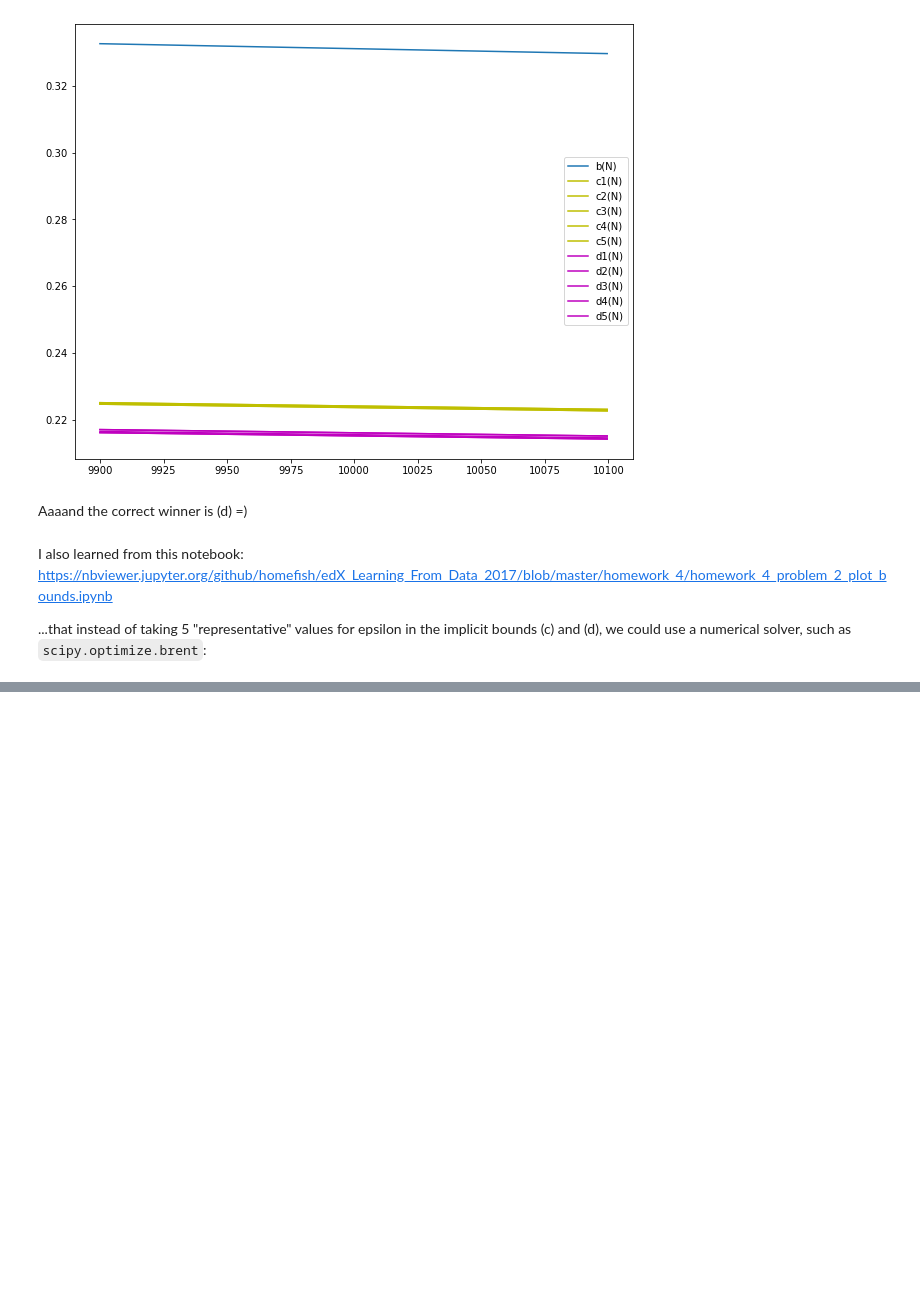
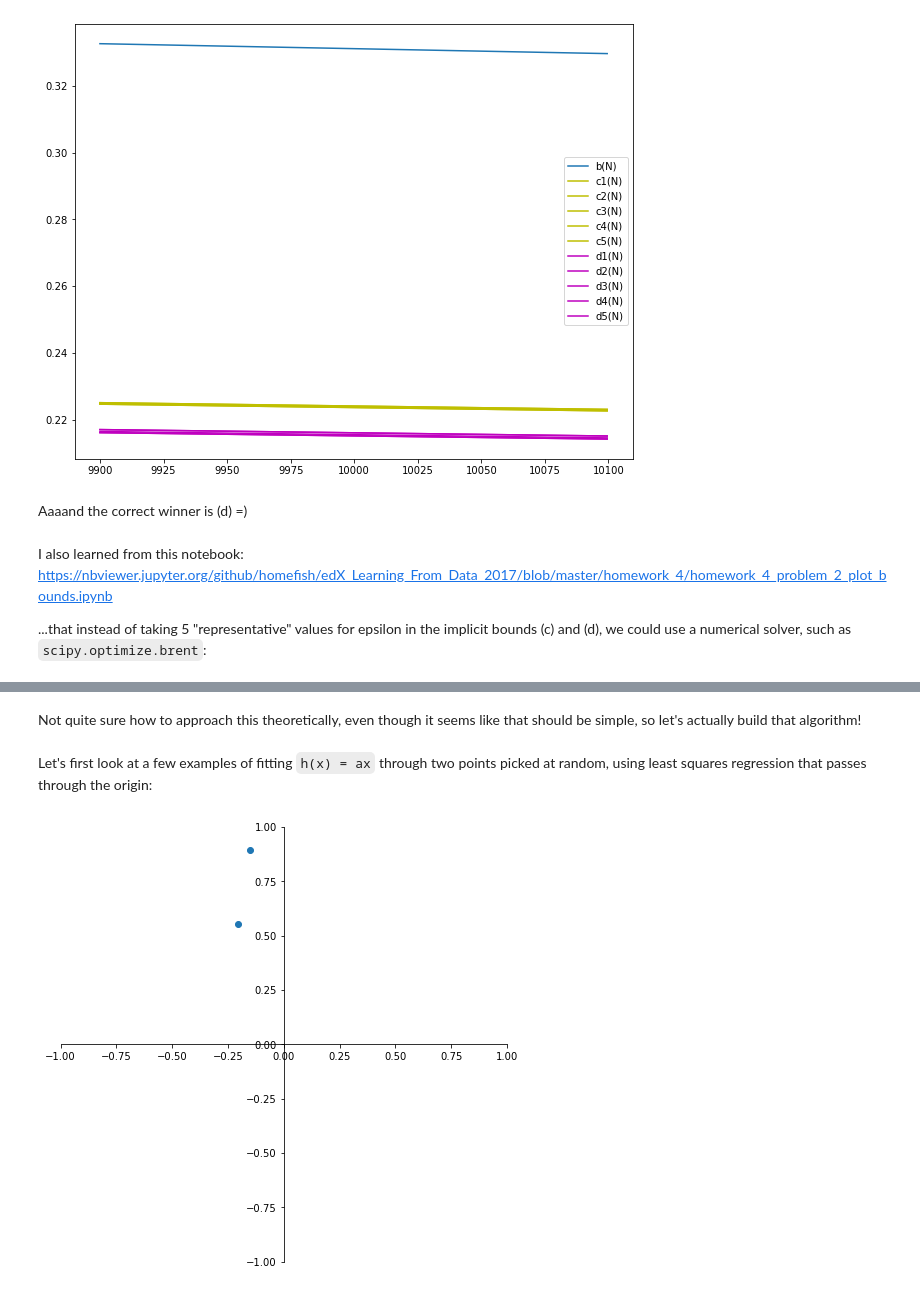
Before and after one commit to workflow/caltech-machine-learning-homework, a Jupyter notebook: HW4.ipynb, the cells around one changed output, grey strips where cells are left out. Drawn from its saved outputs; the diff is of its cells as text; code cells hidden in the pictures; blank space fills up the shorter version.

```diff
--- a/HW4.ipynb
+++ b/HW4.ipynb
@@ -221,0 +256,29 @@ plt.show()
+# %% [markdown]
+Not quite sure how to approach this theoretically, even though it seems like that should be simple, so let's actually build that algorithm!
+# %% [markdown]
+Let's first look at a few examples of fitting `h(x) = ax` through two points picked at random, using least squares regression that passes through the origin:
+# %%
+def set_axis_cartesian():
+    ax = plt.figure(figsize=(8, 8)).add_subplot(1, 1, 1)
+    ax.spines['left'].set_position('center')
+    ax.spines['bottom'].set_position('center')
+    ax.spines['right'].set_color('none')
+    ax.spines['top'].set_color('none')
+    ax.xaxis.set_ticks_position('bottom')
+    ax.yaxis.set_ticks_position('left')
+    ax.set_xlim([-1, 1])
+    ax.set_ylim([-1, 1])
+# %%
+# Pick 2 random points
+X = np.random.uniform(-1, 1, size=(2,2))
+# Fit a linear regression that goes through the origin
+xCoords = X[:,0]
+yCoords = X[:,1]
+a, SSR, _, _ = np.linalg.lstsq(xCoords[:,np.newaxis], yCoords, rcond=None)
+
+set_axis_cartesian()
+
+plt.plot(xCoords, yCoords, 'o')
+plt.show()
+# %% [output]
+[figure, added]
```
Also changed, not shown: parts of 29 cells of this notebook, 6 other files.
